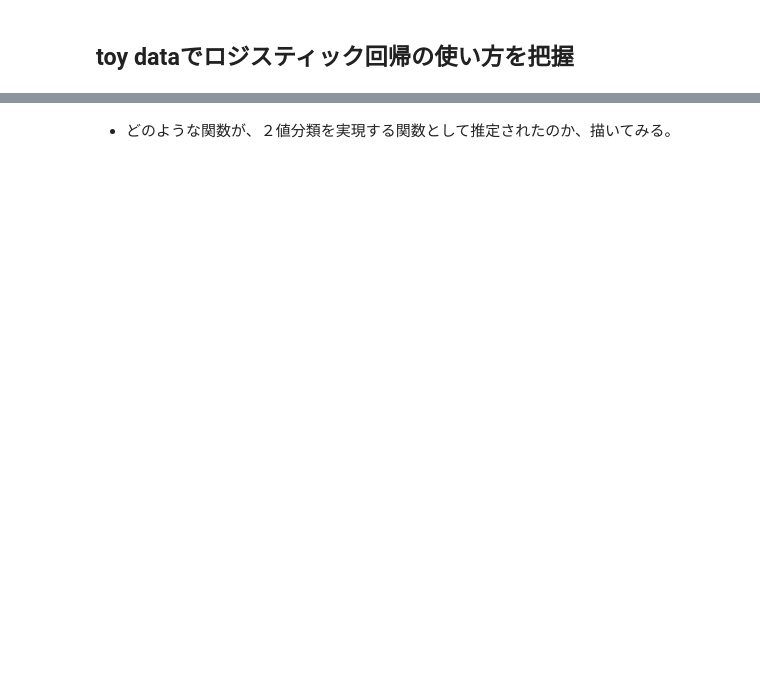
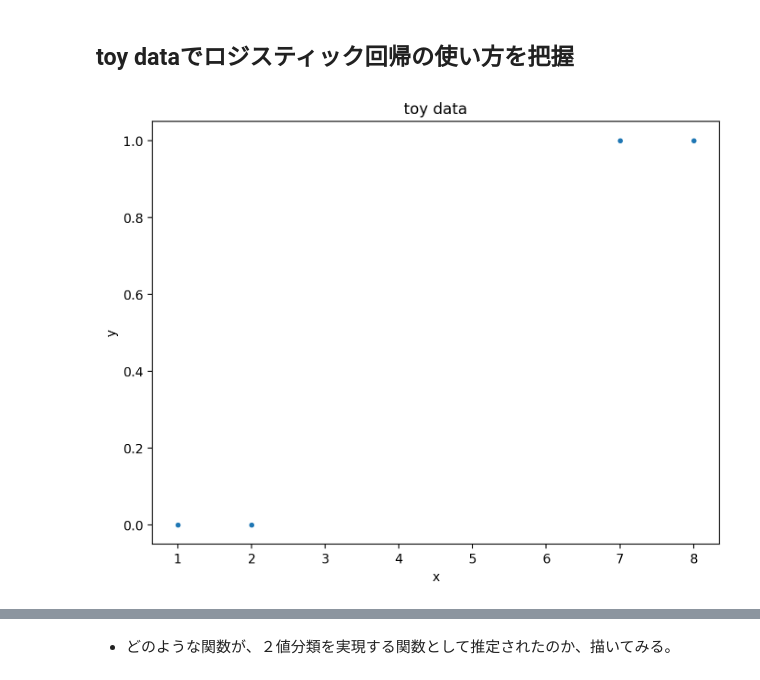
Before and after one commit to tomonari-masada/course2026-intro2ml, a Jupyter notebook: 09_logistic_regression.ipynb, the cells around one changed output, grey strips where cells are left out. Saved outputs shown, nothing was run; the diff lists cells and outputs as text; code cells hidden in the pictures; blank space fills up the shorter version.

```diff
--- a/09_logistic_regression.ipynb
+++ b/09_logistic_regression.ipynb
@@ -32,9 +38,14 @@ plt.show()
 # %%
 fig = plt.figure(figsize=(8,6))
 x = [1, 2, 7, 8]
 y = [0, 0, 1, 1]
 plt.plot(x, y, '.')
+plt.xlabel('x')
+plt.ylabel('y')
+plt.title('toy data')
 plt.show()
+# %% [output]
+[figure, added]
 # %%
 from sklearn.linear_model import LogisticRegression
 clf = LogisticRegression()
```
Also changed, not shown: parts of 11 cells of this notebook.
